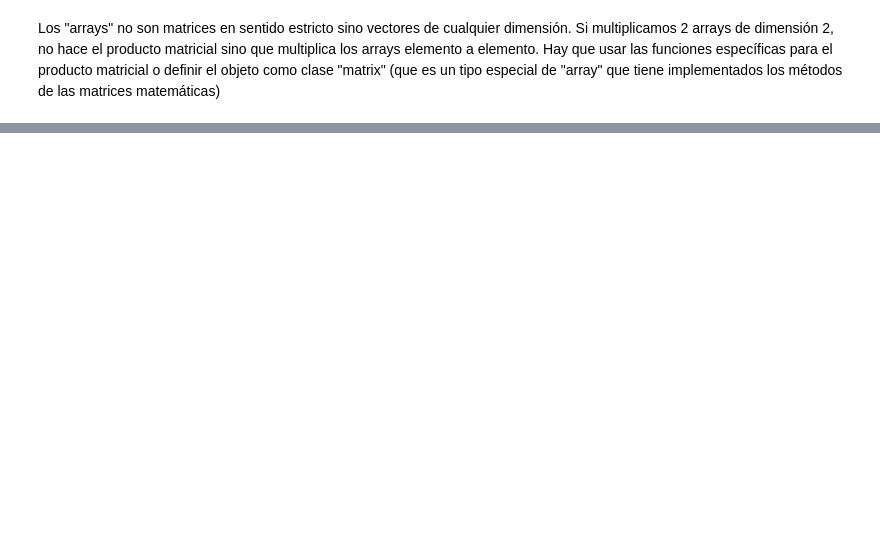
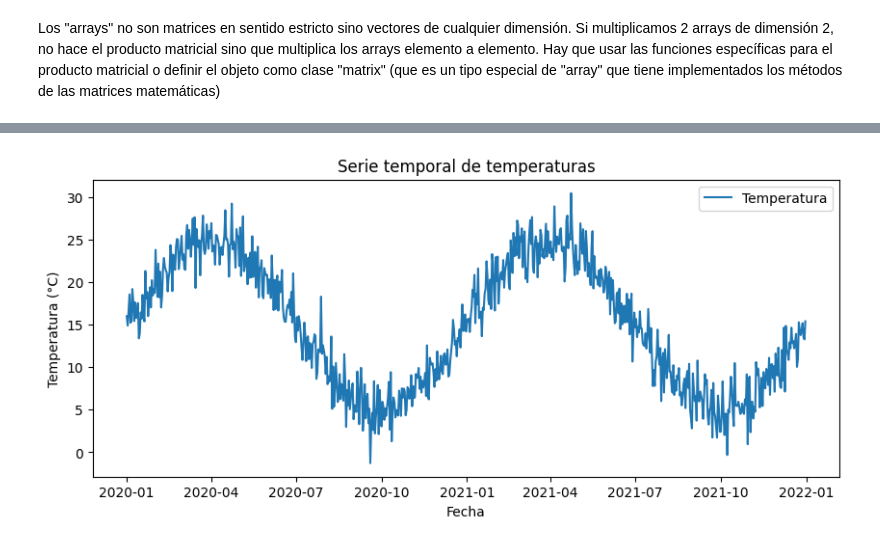
Before and after one commit to galeanojav/MeteoGeoPy, a Jupyter notebook: notebooks/dia2_funciones.ipynb, the cells around one changed output, grey strips where cells are left out. Drawn from its saved outputs; the diff is of its cells as text; code cells hidden in the pictures; blank space fills up the shorter version.

```diff
--- a/notebooks/dia2_funciones.ipynb
+++ b/notebooks/dia2_funciones.ipynb
@@ -541,0 +388,10 @@ print(y)
+# %%
+import pandas as pd
+
+# Leer CSV con temperaturas
+df = pd.read_csv("data/temperaturas.csv", parse_dates=["fecha"])
+print(df.head())
+
+# Estadísticas básicas
+print(df["T"].mean())
+print(df.describe())
@@ -541,0 +431,3 @@ print(y)
+# %%
+df["mes"] = df["fecha"].dt.month
+print(df)
@@ -541,0 +494,14 @@ print(y)
+# %%
+import matplotlib.pyplot as plt
+import seaborn as sns
+
+# Serie temporal
+plt.figure(figsize=(10,4))
+plt.plot(df["fecha"], df["T"], label="Temperatura")
+plt.xlabel("Fecha")
+plt.ylabel("Temperatura (°C)")
+plt.title("Serie temporal de temperaturas")
+plt.legend()
+plt.show()
+# %% [output]
+[figure, added]
```
Also changed, not shown: parts of 100 cells of this notebook, 2 other files.
